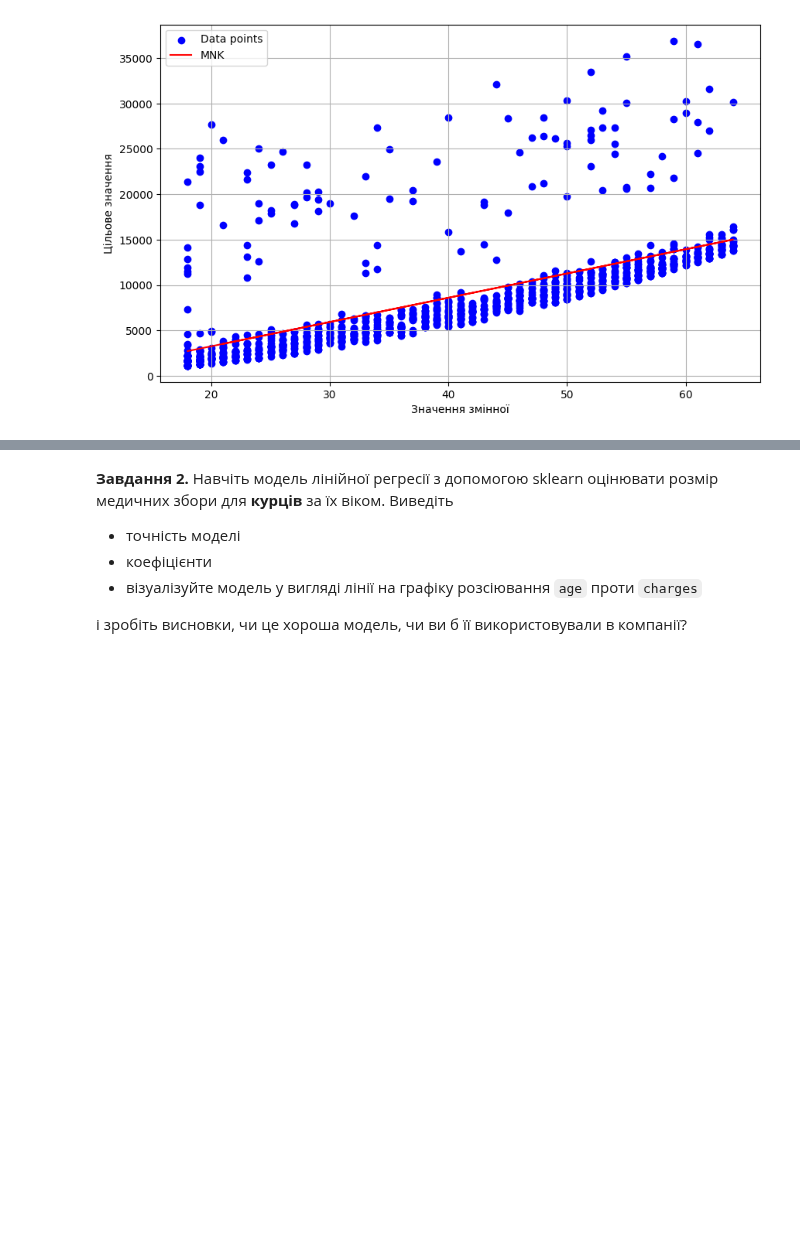
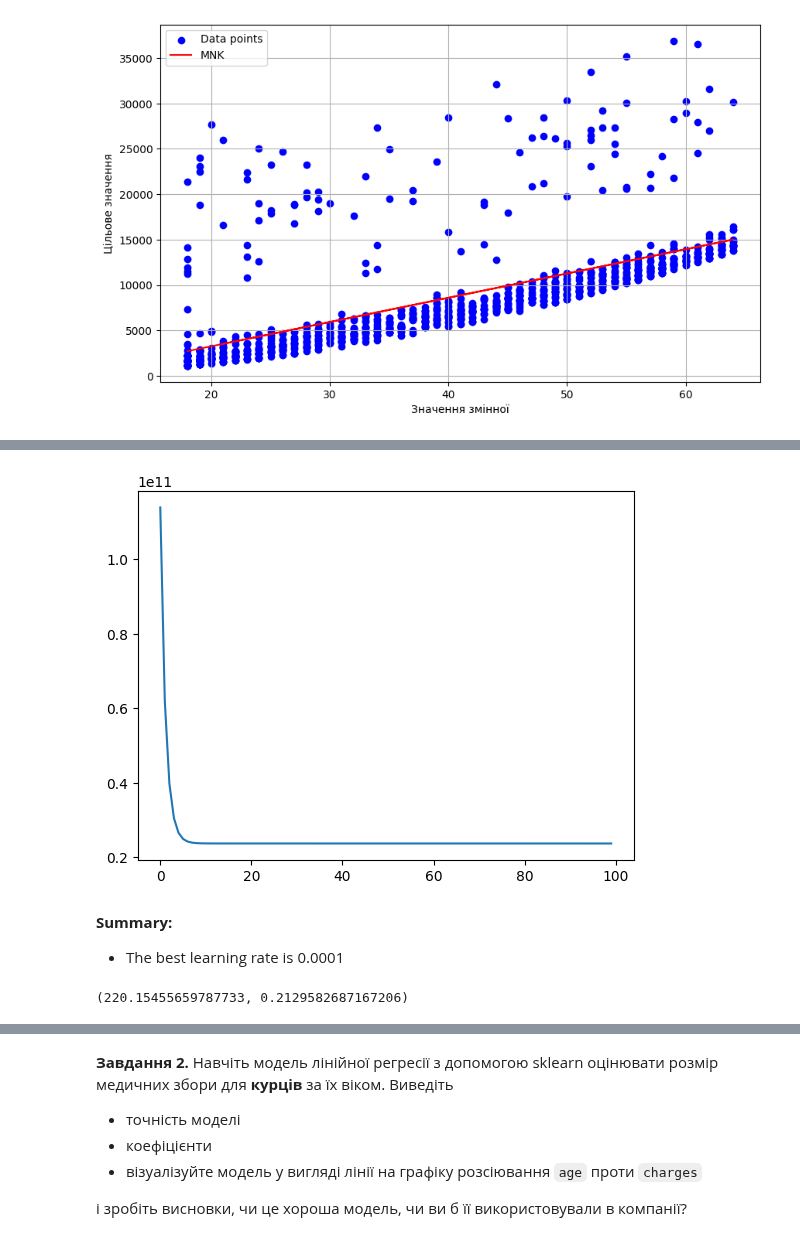
Before and after one commit to o-semenkova/ml_home_tasks, a Jupyter notebook: HW_2_1_Побудова_лінійної_регресії_за_одною_ознакою.ipynb, the cells around one changed output, grey strips where cells are left out. Drawn from its saved outputs; the diff is of its cells as text; code cells hidden in the pictures; blank space fills up the shorter version.

```diff
--- a/HW_2_1_Побудова_лінійної_регресії_за_одною_ознакою.ipynb
+++ b/HW_2_1_Побудова_лінійної_регресії_за_одною_ознакою.ipynb
@@ -96,0 +123,9 @@ plt.show()
+# %%
+m, b, errors = full_batch_gradient_descent(X, y, lr=0.0001, epochs=100)
+# %%
+plt.plot(errors);
+# %% [output]
+[figure, added]
+# %% [markdown]
+**Summary:**
+ - The best learning rate is 0.0001
@@ -96,0 +135,4 @@ plt.show()
+# %%
+m, b
+# %% [output]
+(220.15455659787733, 0.2129582687167206)
```
Also changed, not shown: parts of 15 cells of this notebook.
